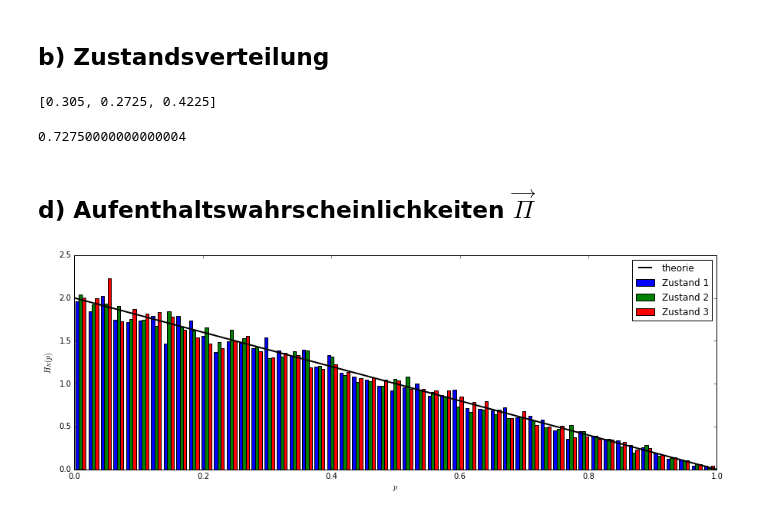
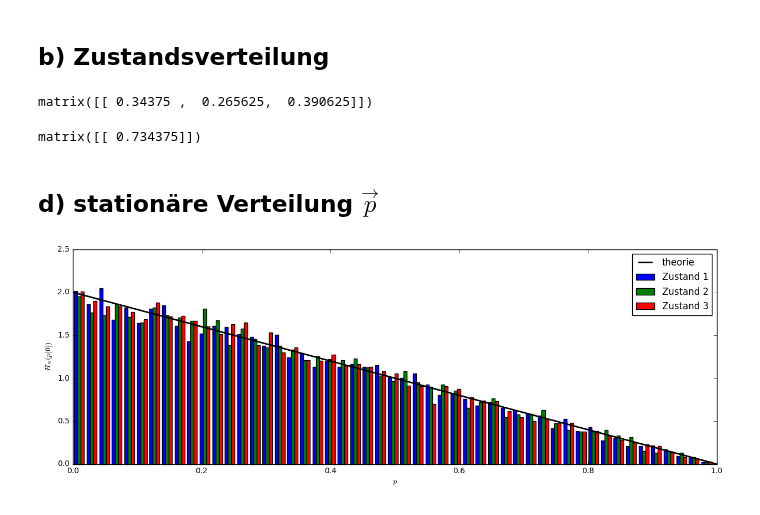
Before and after one commit to kit-cel/lecture-examples, a Jupyter notebook: u8_markoff.ipynb, the cells around one changed output. Cells and saved outputs as stored; diff of their text form; code cells hidden in the pictures.

```diff
--- a/u8_markoff.ipynb
+++ b/u8_markoff.ipynb
@@ -15,33 +17,32 @@ assert np.all(P.sum(axis=1) == 1.0)  # stoch. Matrix
 # %% [markdown]
 ## b) Zustandsverteilung
 # %%
-pn = np.matrix([0.5, 0.25, 0.25]).T  # Verteilung zum Zeitpunkt n
-pn2T = pn.T * P ** 2                 # Verteilung zwei Schritte weiter
-pn2T.tolist()[0]
+pn = vector(0.5, 0.25, 0.25)  # Verteilung zum Zeitpunkt n
+pn2 = (  pn.T * P**2  ).T     # Verteilung zwei Schritte weiter
+pn2.T
 # %% [output]
-[0.305, 0.2725, 0.4225]
+matrix([[ 0.34375 ,  0.265625,  0.390625]])
 # %%
-1 - pn2T[0, 1]  # nicht Zustand 2 (hier index 1)
+vector(1, 0, 1).T @ pn2  # nicht Zustand 2 (hier index 1)
 # %% [output]
-0.72750000000000004
+matrix([[ 0.734375]])
 # %% [markdown]
-## d) Aufenthaltswahrscheinlichkeiten $\vec{\Pi}$
+## d) stationäre Verteilung $\vec{p}$
 # %%
-N = 10000
-p1 = 1 - np.sqrt(1 - np.random.sample(N))  # Dichte: 2(1-p1), 0<p1<1
-p2 = (1 - p1) * np.random.sample(N)        # bed Dichte: 1/(1-p1), 0<p2<1-p1
+N = 10000  # Anzahl zufälliger Anfangsverteilungen
+p1 = 1 - np.sqrt(1 - np.random.sample(N))  # Dichte: f(p1) = 2(1-p1), 0<p1<1
+p2 = (1 - p1) * np.random.sample(N)        # bed Dichte: f(p2|p1) = 1/(1-p1), 0<p2<1-p1
 p3 = 1 - p1 - p2                           # determistisch, wenn p1, p2 gegeben.
 
-# N zufällige Anfangsverteilungen
-p0 = np.vstack((p1, p2, p3)).T
-assert np.all(p0 >= 0) and np.all(abs(p0.sum(1) - 1) < 1e-3)  # stoch. Vektoren
+pt0 = np.vstack((p1, p2, p3)).T
+assert np.all(pt0 >= 0) and np.all(abs(pt0.sum(1) - 1) < 1e-3)  # stoch. Vektoren
 
 pp.figure(figsize=(15, 5))
-pp.hist(p0, bins=51, normed=True)
+pp.hist(pt0, bins=51, normed=True)
 pt = np.linspace(0, 1, 51); pp.plot(pt, 2 * (1 - pt), 'k', linewidth=2)
-pp.xlabel(r'$p$'); pp.ylabel(r'$H_N(p)$');
+pp.xlabel(r'$p$'); pp.ylabel(r'$H_N(p[0])$');
 pp.legend(['theorie'] + ['Zustand {}'.format(i) for i in (1,2,3)]);
 # %% [output]
-[figure, old version]
+[figure, new version]
 # %%
 M, N = 20, 100  # Schritte, zuf. Anfänge
```
Also changed, not shown: parts of 3 cells of this notebook.
